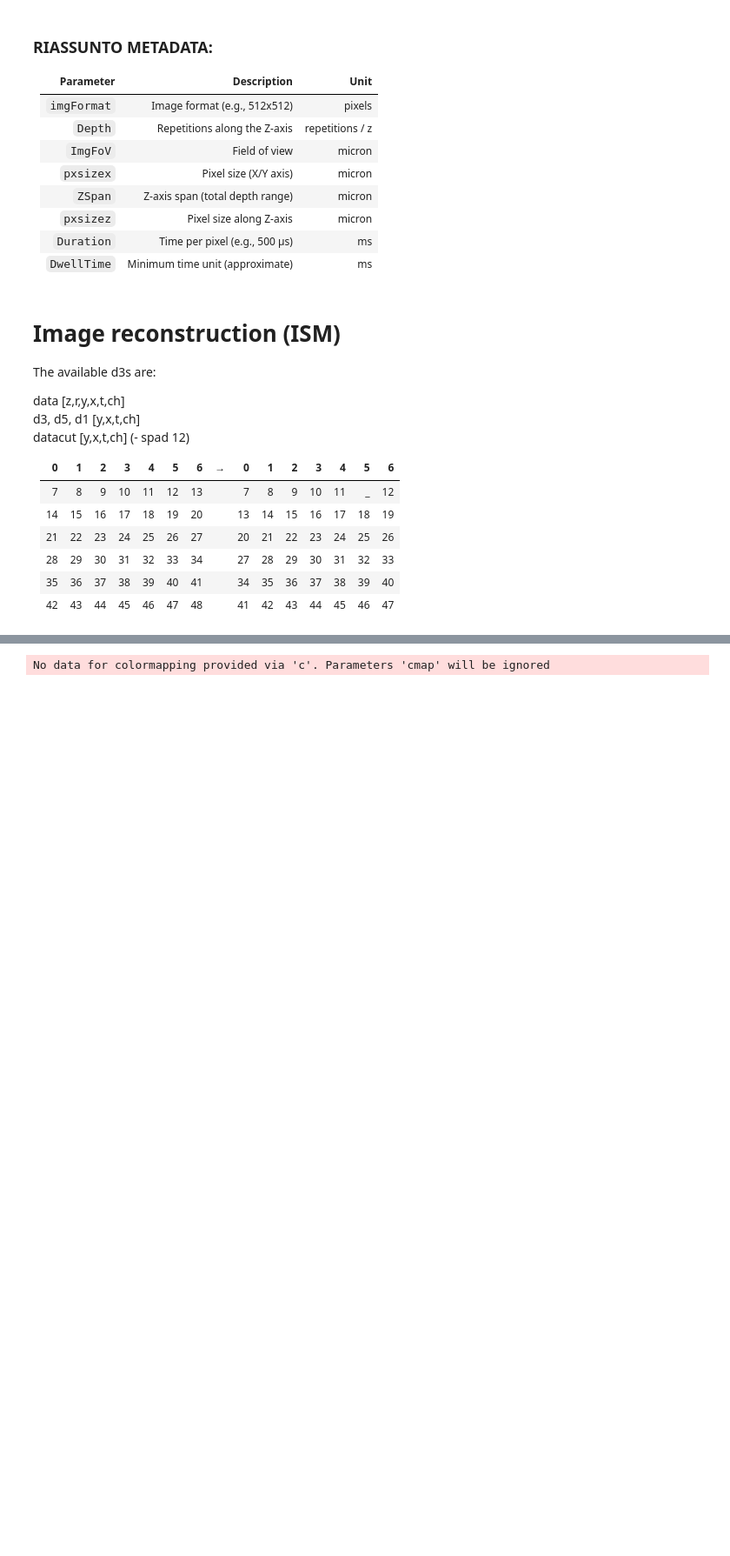
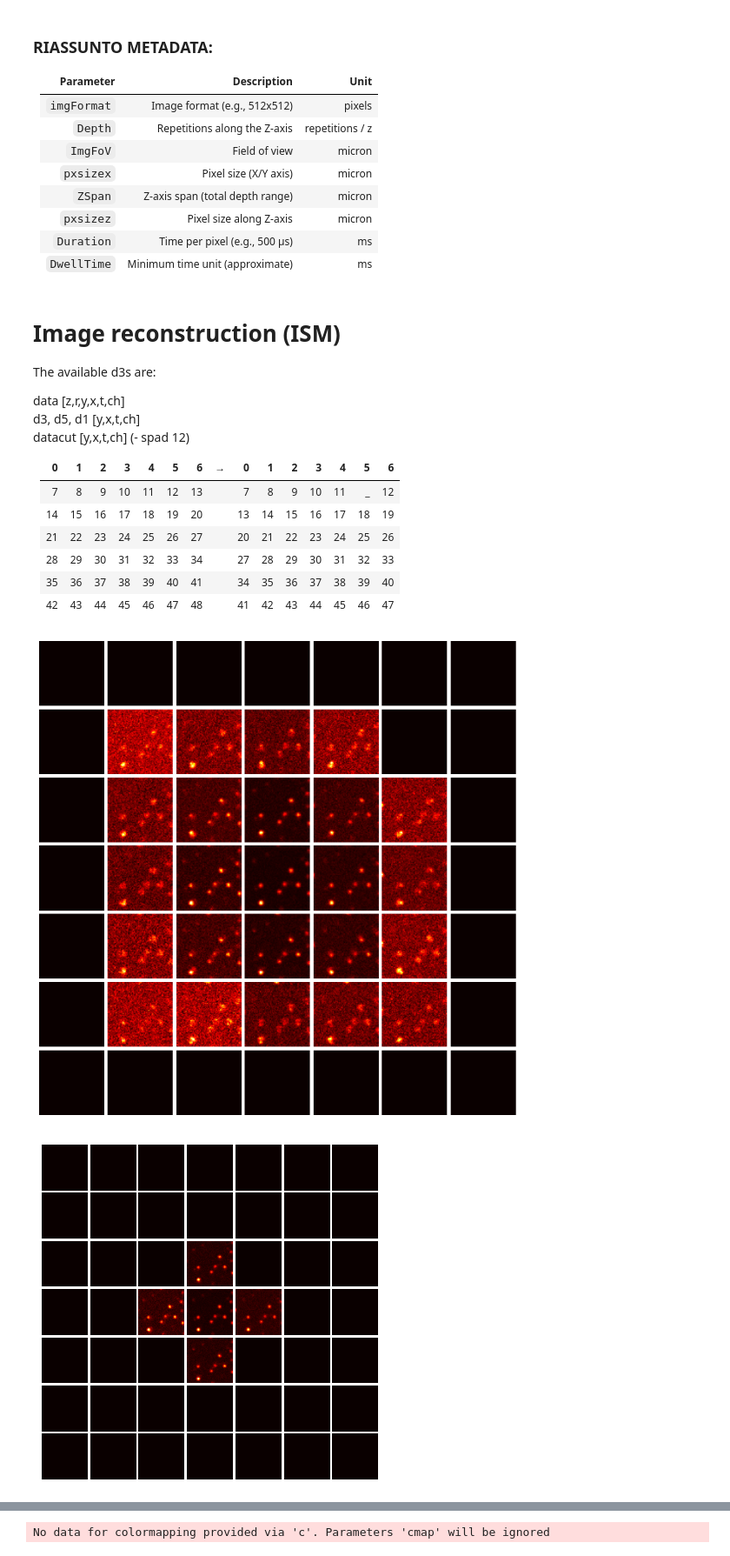
Before and after one commit to CarminatiGiovanni/tesi, a Jupyter notebook: ISM_only.ipynb, the cells around one changed output, grey strips where cells are left out. Shown at 87% size. Drawn from its saved outputs; the diff is of its cells as text; code cells hidden in the pictures; blank space fills up the shorter version.

```diff
--- a/ISM_only.ipynb
+++ b/ISM_only.ipynb
@@ -278,3 +278,51 @@ data [z,r,y,x,t,ch] <br> d3, d5, d1 [y,x,t,ch] <br>datacut [y,x,t,ch] (- spad 12
 | 28 | 29 | 30 | 31 | 32 | 33 | 34 |       | 27 | 28 | 29 | 30 | 31 | 32 | 33 |
 | 35 | 36 | 37 | 38 | 39 | 40 | 41 |       | 34 | 35 | 36 | 37 | 38 | 39 | 40 |
 | 42 | 43 | 44 | 45 | 46 | 47 | 48 |       | 41 | 42 | 43 | 44 | 45 | 46 | 47 |
+# %%
+def show_Dn(d, figsize=(5,5)):
+    fig, axes = plt.subplots(7, 7, figsize=figsize)
+
+    if d.shape[-1] == 24:  # d5
+        indexes = index5
+    elif d.shape[-1] == 9:  # d3
+        indexes = index3
+    elif d.shape[-1] == 5:  # d1
+        indexes = index1
+    elif d.shape[-1] == 48:  # d7
+        indexes = index7
+
+    for i in range(7):
+        for j in range(7):
+            idx = i * 7 + j
+            axes[i, j].imshow(np.zeros_like(d[:, :, 0]), cmap='hot')
+            axes[i, j].axis('off')
+            if idx in indexes:
+                axes[i, j].imshow(d[:, :, indexes.index(idx)], cmap='hot')
+                axes[i, j].set_xticks([])
+                axes[i, j].set_yticks([])
+    plt.subplots_adjust(wspace=0.05, hspace=0.05)  # Increased spacing between axes
+    #plt.tight_layout(pad=0)
+    plt.show()
+# %%
+show_Dn(d5,figsize=(10,10))
+show_Dn(d1)
+show_Dn(d7)
+show_Dn(d3)
+
+# gra.ShowDataset(data.sum(axis=(0,1,4)), normalize = False, colorbar=True) # SHOW 49 images
+# plt.show()
+
+# gra.ShowDataset(d7,normalize = False, colorbar=True) # SHOW 49 images
+# plt.show()
+
+# gra.ShowDataset(d5,normalize = False, colorbar=True) # SHOW 49 images
+# plt.show()
+
+# gra.ShowDataset(d3,normalize = False, colorbar=True) # SHOW 49 images
+# plt.show()
+
+# gra.ShowDataset(d1,normalize = False, colorbar=True) # SHOW 49 images
+# plt.show()
+# %% [output]
+[figure, added]
+[figure, added]
```
Also changed, not shown: parts of 16 cells of this notebook, 7 other files.
